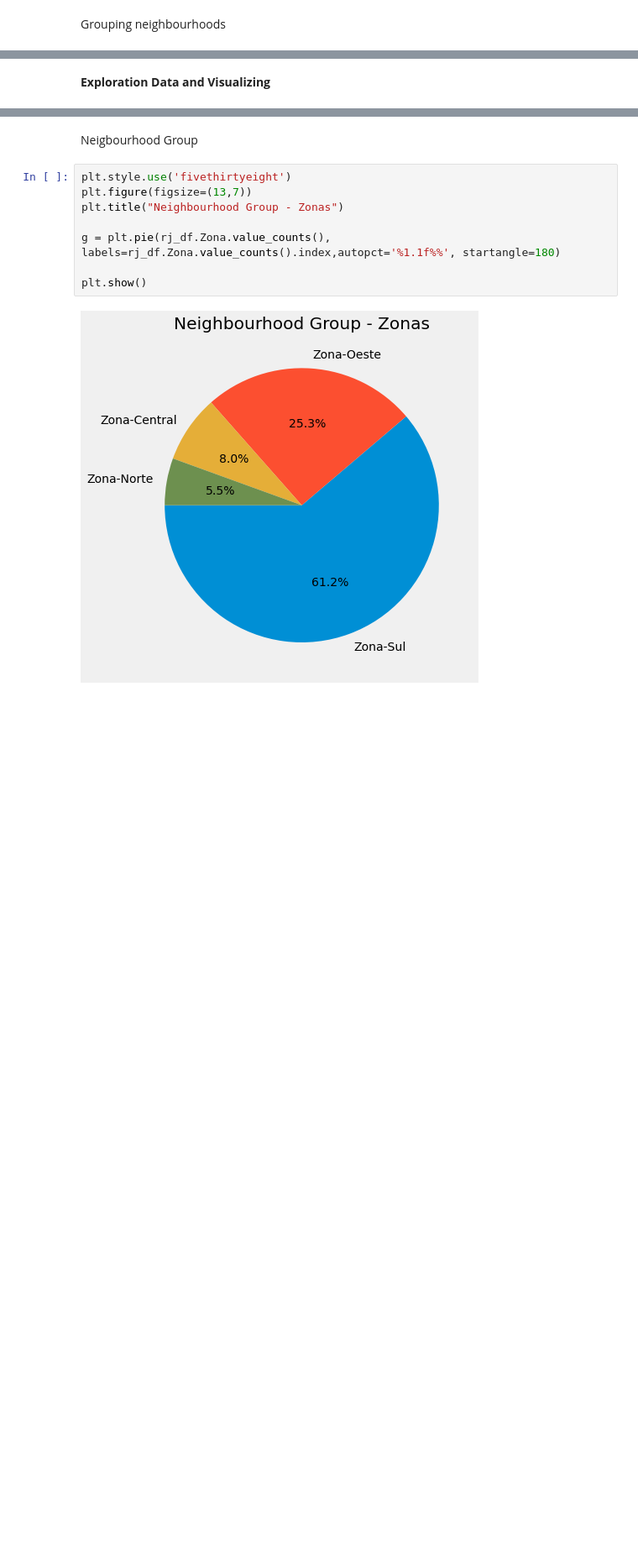
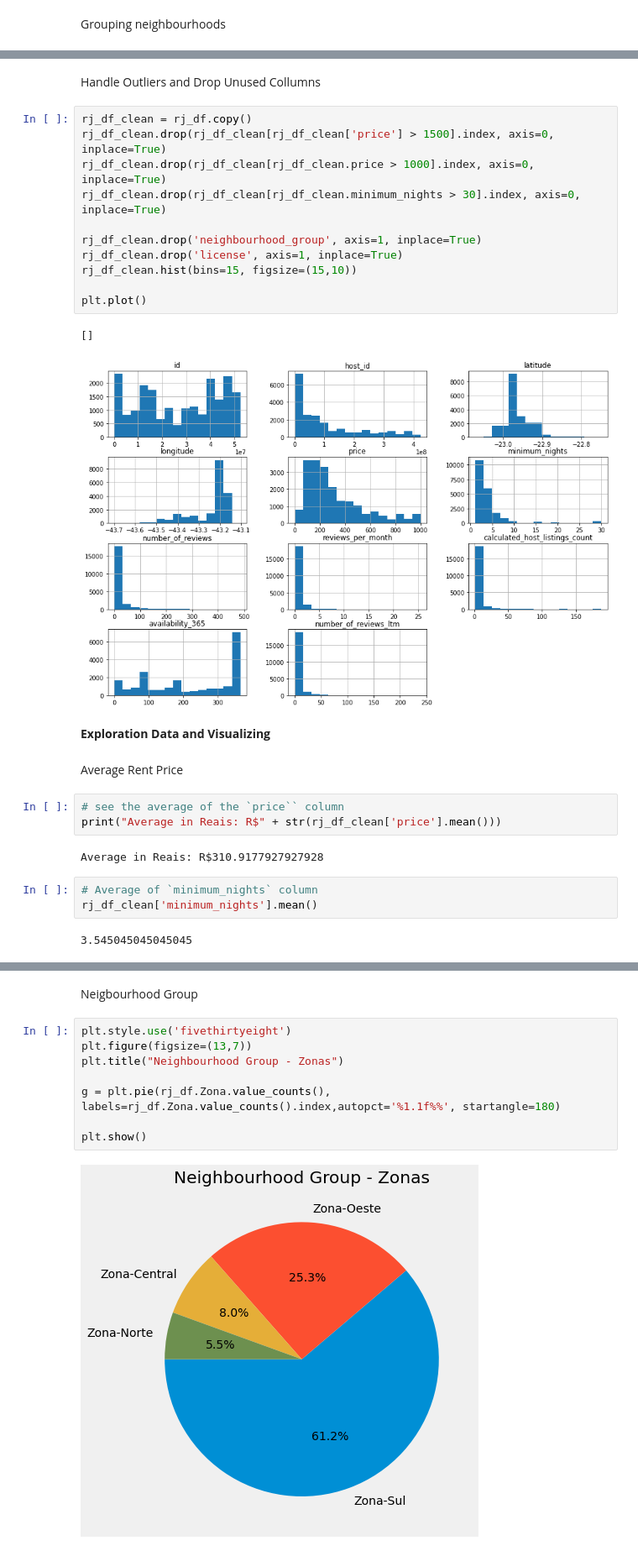
Before and after one commit to vinidias/Analyzing_Aibnb_Data_Rio, a Jupyter notebook: EDA_RJ_Airbnb.ipynb, the cells around one changed output, grey strips where cells are left out. Shown at 84% size. Cells and saved outputs as stored; diff of their text form; blank space fills up the shorter version.

```diff
--- a/EDA_RJ_Airbnb.ipynb
+++ b/EDA_RJ_Airbnb.ipynb
@@ -250,2 +319,30 @@ print(rj_df)
+# %% [markdown]
+Handle Outliers and Drop Unused Collumns
+# %%
+rj_df_clean = rj_df.copy()
+rj_df_clean.drop(rj_df_clean[rj_df_clean['price'] > 1500].index, axis=0, inplace=True)
+rj_df_clean.drop(rj_df_clean[rj_df_clean.price > 1000].index, axis=0, inplace=True)
+rj_df_clean.drop(rj_df_clean[rj_df_clean.minimum_nights > 30].index, axis=0, inplace=True)
+
+rj_df_clean.drop('neighbourhood_group', axis=1, inplace=True)
+rj_df_clean.drop('license', axis=1, inplace=True)
+rj_df_clean.hist(bins=15, figsize=(15,10))
+
+plt.plot()
+# %% [output]
+[]
+[figure, added]
 # %% [markdown]
 **Exploration Data and Visualizing**
+# %% [markdown]
+Average Rent Price
+# %%
+# see the average of the `price`` column
+print("Average in Reais: R$" + str(rj_df_clean['price'].mean()))
+# %% [output]
+Average in Reais: R$310.9177927927928
+# %%
+# Average of `minimum_nights` column
+rj_df_clean['minimum_nights'].mean()
+# %% [output]
+3.545045045045045
```
Also changed, not shown: parts of 51 cells of this notebook.
